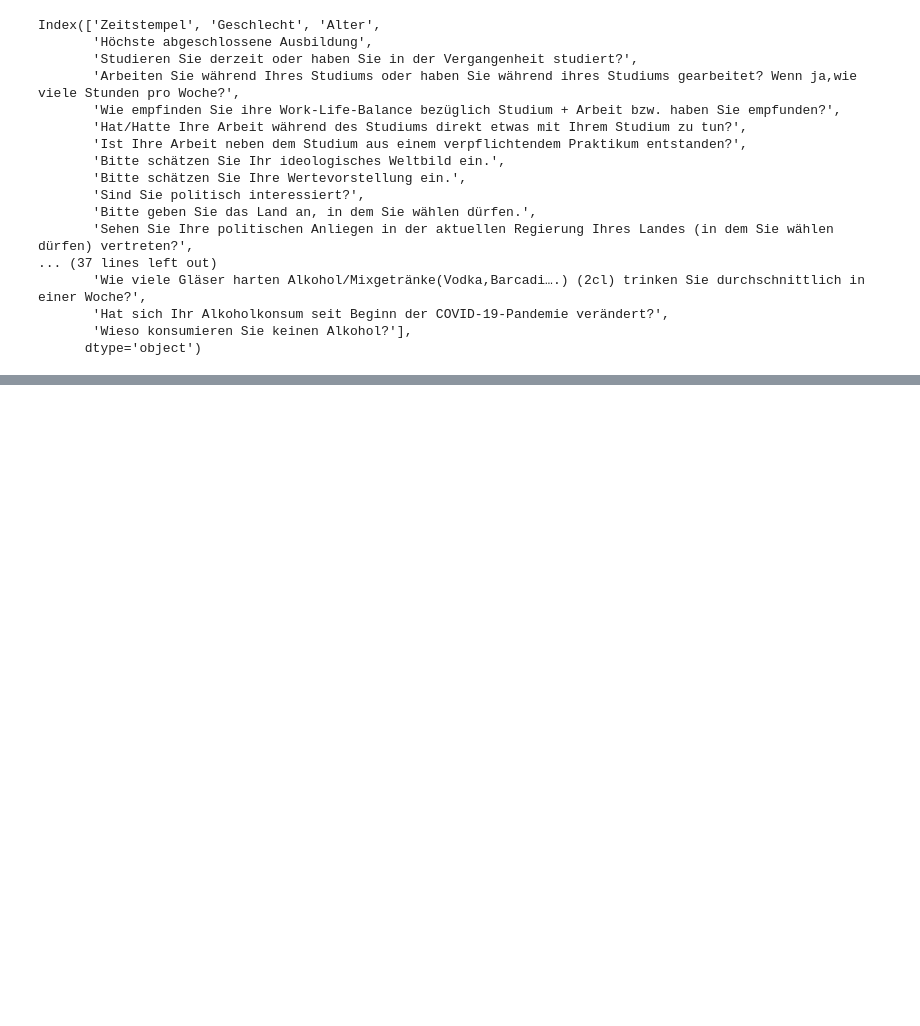
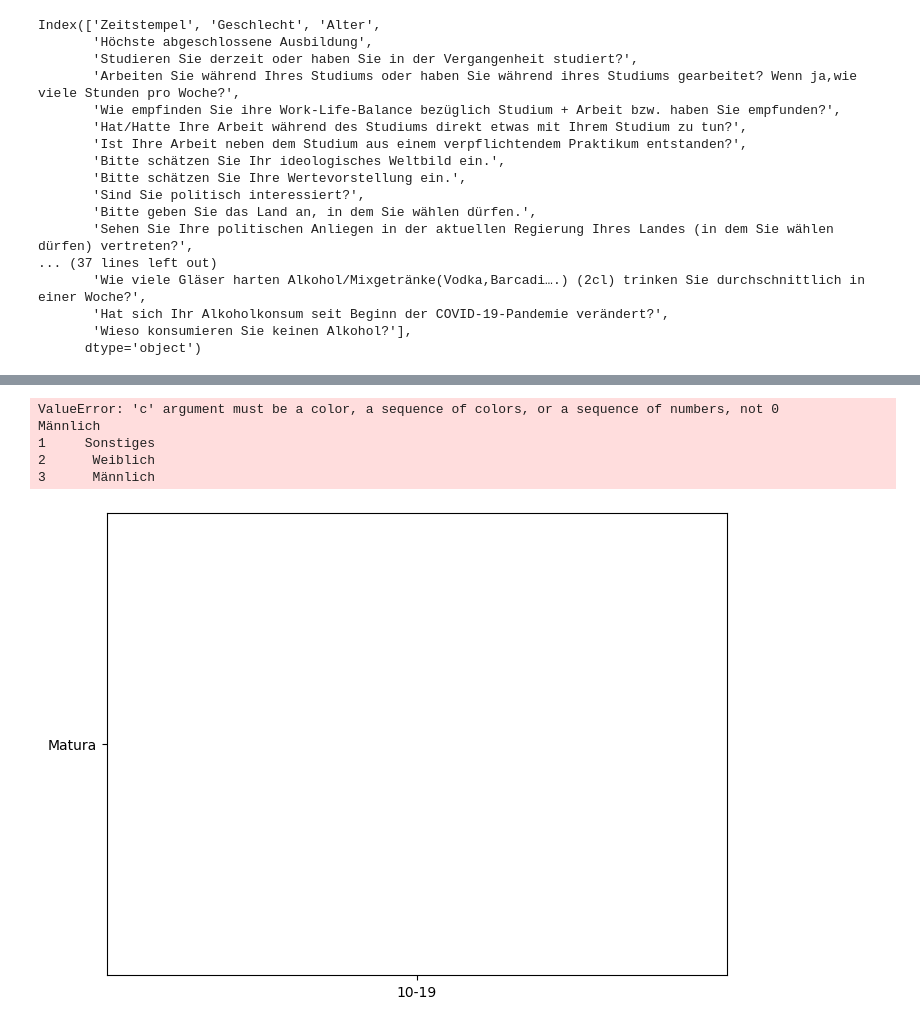
Before and after one commit to s2110458011/BA2024, a Jupyter notebook: src/testing/seaborn.ipynb, the cells around one changed output, grey strips where cells are left out. Saved outputs shown, nothing was run; the diff lists cells and outputs as text; code cells hidden in the pictures; blank space fills up the shorter version.

```diff
--- a/src/testing/seaborn.ipynb
+++ b/src/testing/seaborn.ipynb
@@ -140,0 +142,9 @@ plt.xticks(rotation=55, ha='right')
+# %%
+df = survey[['Alter', 'Höchste abgeschlossene Ausbildung', 'Geschlecht']]
+x = 'Alter'
+y = 'Höchste abgeschlossene Ausbildung'
+z = 'Geschlecht'
+df_counts = df.groupby([x, y, z]).size().reset_index()
+df_counts.columns.values[df_counts.columns == 0] = 'count'
+
+df_counts
@@ -140,0 +165,23 @@ plt.xticks(rotation=55, ha='right')
+# %%
+# Compute a size variable for the markers so that they have a good size regardless
+# of the total count and the number of unique values in each categorical variable
+scale = 50*df_counts['count'].size
+size = df_counts['count']/df_counts['count'].sum()*scale
+
+# Create matplotlib scatter plot with additional formatting
+fig, ax = plt.subplots(figsize=(8,6))
+scatter = ax.scatter(x, y, size, c=z, data=df_counts, zorder=2, cmap='spectral') #, color='#2A788E'
+#handles, labels = scatter.legend_elements(prop="sizes", alpha=0.6)
+kw = dict(prop="sizes", color=scatter.cmap(0.4), fmt="{x}",
+          func=lambda s: s/50)
+legend2 = ax.legend(*scatter.legend_elements(**kw), bbox_to_anchor=(1.17, 1.0), loc="best", title="Sizes", labelspacing=2)
+#ax.grid(color='grey', linestyle='--', alpha=0.4, zorder=1)
+ax.tick_params(length=0)
+#ax.set_frame_on(False)
+#ax.margins(.1)
+# %% [output]
+ValueError: 'c' argument must be a color, a sequence of colors, or a sequence of numbers, not 0      Männlich
+1     Sonstiges
+2      Weiblich
+3      Männlich
+[figure, added]
```
Also changed, not shown: parts of 4 cells of this notebook, 6 other files.
